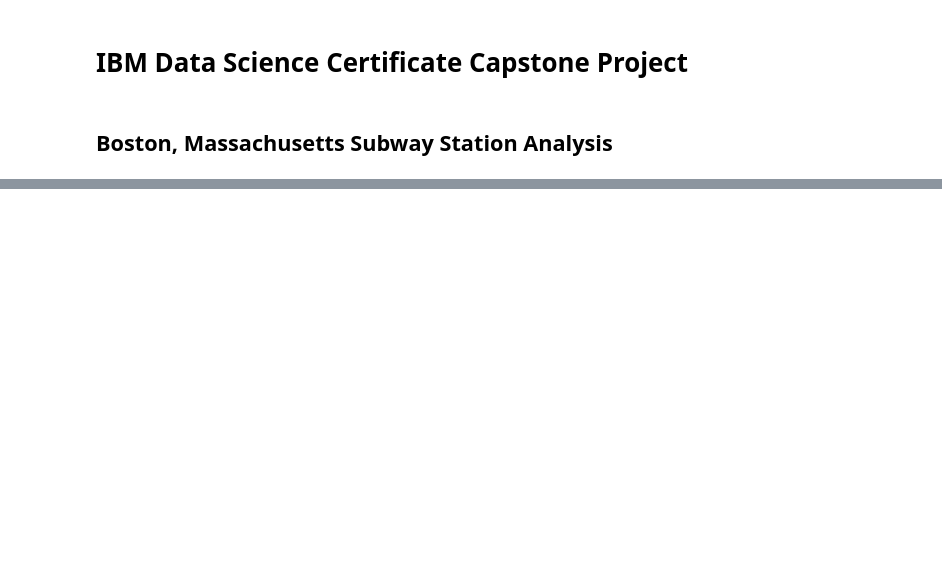
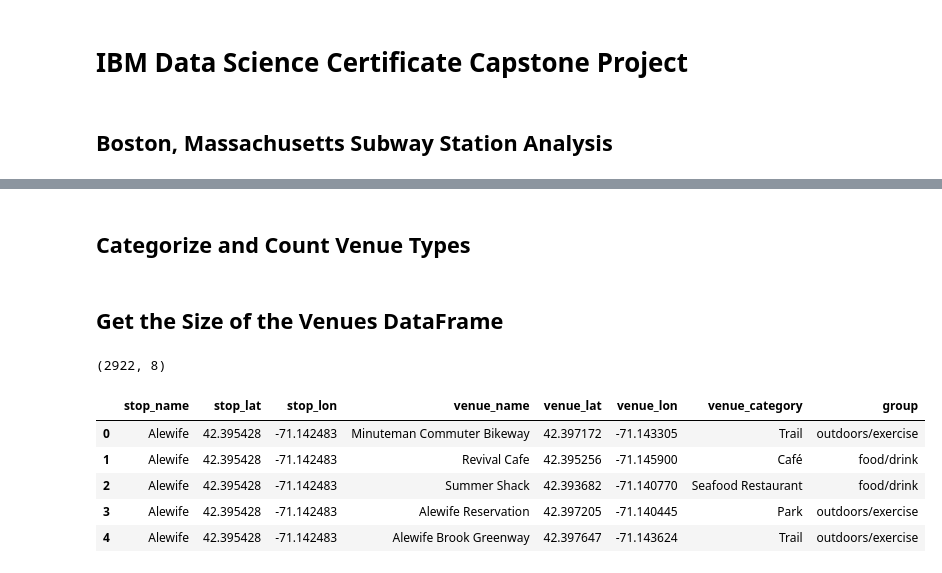
Before and after one commit to jlieberman92/Coursera_Capstone, a Jupyter notebook: Boston Transit Neighborhoods.ipynb, the cells around one changed output, grey strips where cells are left out. Saved outputs shown, nothing was run; the diff lists cells and outputs as text; code cells hidden in the pictures; blank space fills up the shorter version.

```diff
--- a/Boston Transit Neighborhoods.ipynb
+++ b/Boston Transit Neighborhoods.ipynb
@@ -18,0 +157,15 @@ If possible, we will also attempt to cluster the stations based on those that ha
+# %%
+station_results = requests.get(url).json()
+results_limit_40 = station_results['response']['groups'][0]['items']
+nearby_venues = json_normalize(results_limit_40)
+column_subset = ['stop_name', 'venue.name', 'venue.categories', 'venue.location.lat', 'venue.location.lng']
+nearby_venues['stop_name'] = rapid_transit_stops['stop_name']
+nearby_venues = nearby_venues.loc[:,column_subset]
+# %%
+nearby_venues['venue.categories'] = nearby_venues.apply(get_category_type, axis=1)
+nearby_venues.columns = [col.split(".")[-1] for col in nearby_venues.columns]
+ordered_columns = ['name', 'categories', 'lat', 'lng']
+nearby_venues = nearby_venues[ordered_columns]
+nearby_venues = nearby_venues.rename(columns={'categories':'category', 'lat': 'latitude', 'lng':'longitude'})
+remove_metros = (nearby_venues['category'] == 'Metro Station') | (nearby_venues['category'] == 'Bus Station')
+nearby_venues = nearby_venues[~remove_metros].reset_index(drop=True)
@@ -18,0 +174,12 @@ If possible, we will also attempt to cluster the stations based on those that ha
+# %%
+def getNearbyVenues(names, latitudes, longitudes, radius=500):
+    venues_list=[]
+    for name, lat, lng in zip(names, latitudes, longitudes):
+        url = 'https://api.foursquare.com/v2/venues/explore?&client_id={}&client_secret={}&v={}&ll={},{}&radius={}&limit={}'.format(CLIENT_ID, CLIENT_SECRET, VERSION, lat, lng, radius, limit)
+        results = requests.get(url).json()["response"]['groups'][0]['items']
+        venues_list.append([(name, lat, lng, i['venue']['name'], i['venue']['location']['lat'], i['venue']['location']['lng'],  i['venue']['categories'][0]['name']) for i in results])
+    nearby_venues = pd.DataFrame([item for venue_list in venues_list for item in venue_list])
+    nearby_venues.columns = ['stop_name', 'stop_lat', 'stop_lon', 'venue_name', 'venue_lat', 'venue_lon', 'venue_category']
+    return(nearby_venues)
+# %%
+MBTA_venues = getNearbyVenues(rapid_transit_stops['stop_name'], rapid_transit_stops['stop_lat'], rapid_transit_stops['stop_lon'])
@@ -18,0 +197,2 @@ If possible, we will also attempt to cluster the stations based on those that ha
+# %% [markdown]
+## Categorize and Count Venue Types
@@ -18,0 +244,16 @@ If possible, we will also attempt to cluster the stations based on those that ha
+# %% [markdown]
+## Get the Size of the Venues DataFrame
+# %%
+print(MBTA_venues.shape)
+# %% [output]
+(2922, 8)
+# %%
+MBTA_venues = MBTA_venues.reset_index(drop=True)
+MBTA_venues.head()
+# %% [output]
+|  | stop_name | stop_lat | stop_lon | venue_name | venue_lat | venue_lon | venue_category | group |
+| 0 | Alewife | 42.395428 | -71.142483 | Minuteman Commuter Bikeway | 42.397172 | -71.143305 | Trail | outdoors/exercise |
+| 1 | Alewife | 42.395428 | -71.142483 | Revival Cafe | 42.395256 | -71.145900 | Café | food/drink |
+| 2 | Alewife | 42.395428 | -71.142483 | Summer Shack | 42.393682 | -71.140770 | Seafood Restaurant | food/drink |
+| 3 | Alewife | 42.395428 | -71.142483 | Alewife Reservation | 42.397205 | -71.140445 | Park | outdoors/exercise |
+| 4 | Alewife | 42.395428 | -71.142483 | Alewife Brook Greenway | 42.397647 | -71.143624 | Trail | outdoors/exercise |
```
Also changed, not shown: parts of 35 cells of this notebook.
